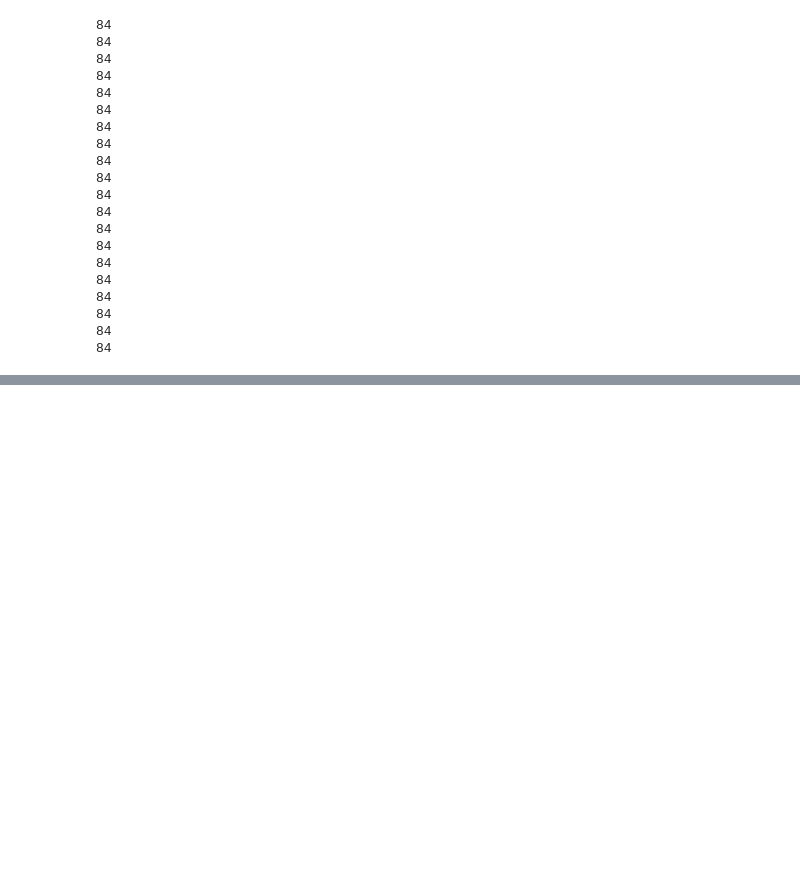
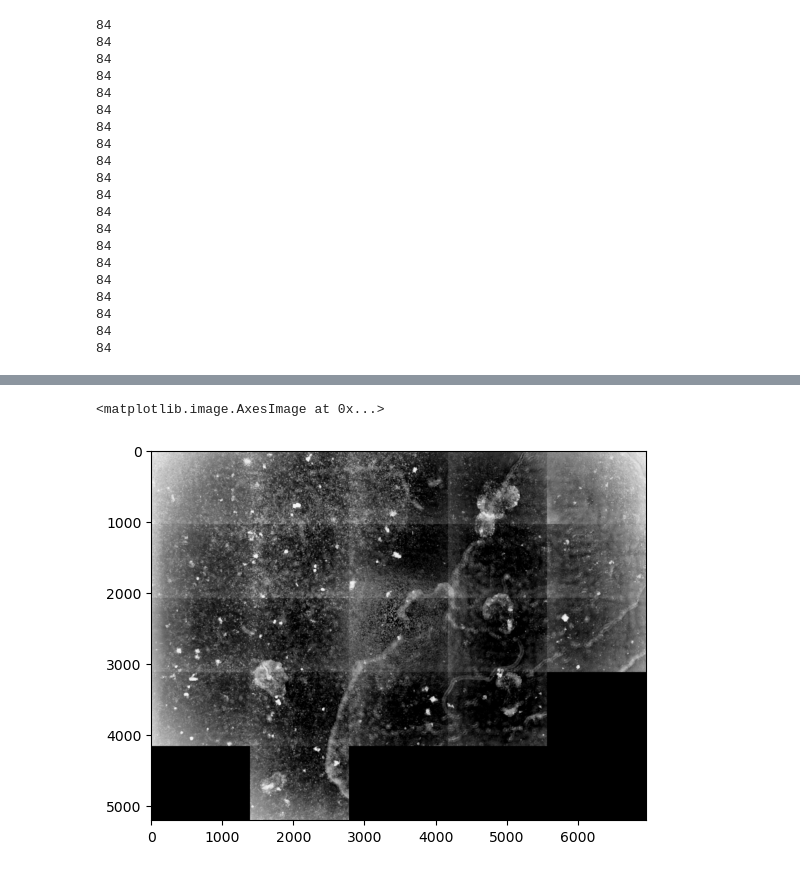
Before and after one commit to numimin/TOOI, a Jupyter notebook: TOOI Task.ipynb, the cells around one changed output, grey strips where cells are left out. Cells and saved outputs as stored; diff of their text form; code cells hidden in the pictures; blank space fills up the shorter version.

```diff
--- a/TOOI Task.ipynb
+++ b/TOOI Task.ipynb
@@ -189,0 +205,12 @@ plt.imshow(final_images[0])
+# %%
+def delete_lines(image):
+    for y in range(5):
+        image[y * max_y, :] = (image[y * max_y + 1, :] + image[y * max_y - 1, :]) / 2
+    for x in range(5):
+        image[:, x * max_x] = (image[:, x * max_x + 1] + image[:, x * max_x - 1]) / 2
+    return image
+deleted = delete_lines(opened)
+plt.imshow(deleted)
+# %% [output]
+<matplotlib.image.AxesImage at 0x...>
+[figure, added]
```
Also changed, not shown: parts of 20 cells of this notebook.
